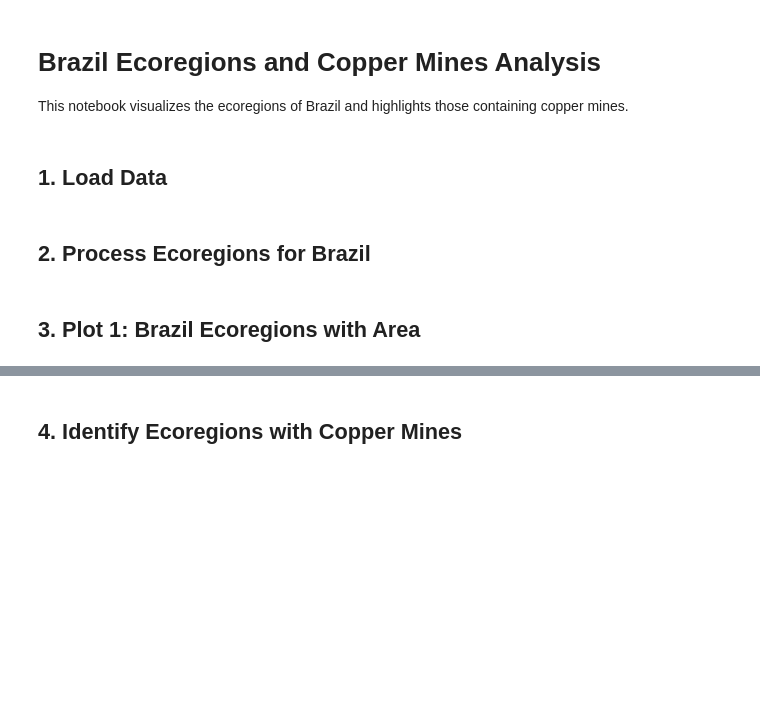
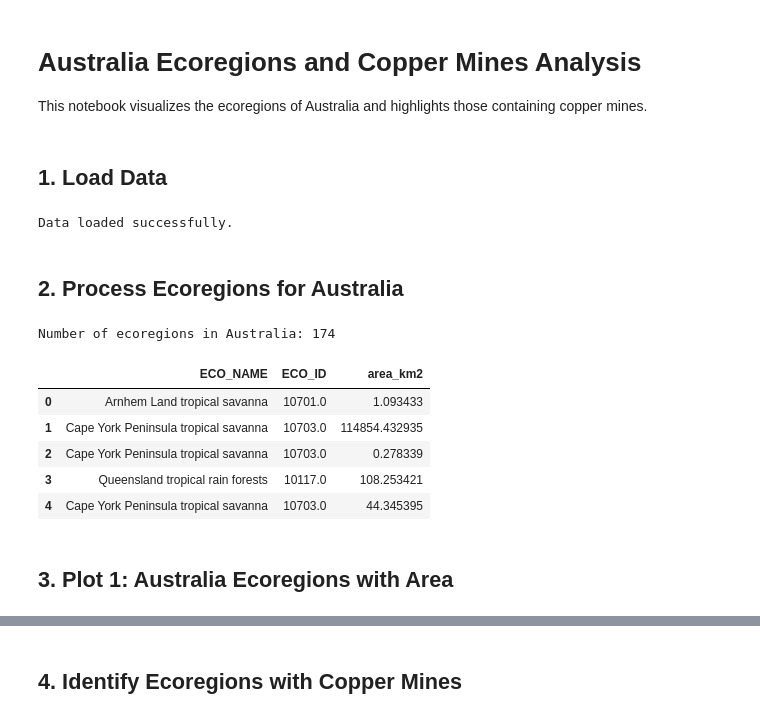
Before and after one commit to sewaelty/semesterproject, a Jupyter notebook: Brazil_Ecoregions_Analysis.ipynb, the cells around one changed output, grey strips where cells are left out. Cells and saved outputs as stored; diff of their text form; code cells hidden in the pictures; blank space fills up the shorter version.

```diff
--- a/Brazil_Ecoregions_Analysis.ipynb
+++ b/Brazil_Ecoregions_Analysis.ipynb
@@ -1,7 +1,7 @@
 # %% [markdown]
-# Brazil Ecoregions and Copper Mines Analysis
+# Australia Ecoregions and Copper Mines Analysis
 
-This notebook visualizes the ecoregions of Brazil and highlights those containing copper mines.
+This notebook visualizes the ecoregions of Australia and highlights those containing copper mines.
 # %%
 import geopandas as gpd
 import pandas as pd
@@ -14,15 +14,15 @@ plt.rcParams['figure.figsize'] = (12, 10)
 # %% [markdown]
 ## 1. Load Data
 # %%
-# Load Brazil boundary from specified shapefile
+# Load Australia boundary from specified shapefile
 admin_units_path = "data/ne_10m_admin_0_map_units/ne_10m_admin_0_map_units.shp"
 admin_units = gpd.read_file(admin_units_path)
 
-# Filter for Brazil
+# Filter for Australia
 if 'ADMIN' in admin_units.columns:
-    brazil = admin_units[admin_units['ADMIN'] == 'Brazil']
+    australia = admin_units[admin_units['ADMIN'] == 'Australia']
 elif 'NAME' in admin_units.columns:
-    brazil = admin_units[admin_units['NAME'] == 'Brazil']
+    australia = admin_units[admin_units['NAME'] == 'Australia']
 
 # Load Ecoregions
 ecoregions_path = "data/ecoregions/official/wwf_terr_ecos.shp"
@@ -33,28 +33,38 @@ facilities_path = "data/mining/jasansky/data/facilities.gpkg"
 facilities = gpd.read_file(facilities_path)
 
 print("Data loaded successfully.")
+# %% [output]
+Data loaded successfully.
 # %% [markdown]
-## 2. Process Ecoregions for Brazil
+## 2. Process Ecoregions for Australia
 # %%
 # Ensure CRS match
-if ecoregions.crs != brazil.crs:
-    ecoregions = ecoregions.to_crs(brazil.crs)
+if ecoregions.crs != australia.crs:
+    ecoregions = ecoregions.to_crs(australia.crs)
 
-# Clip Ecoregions to Brazil
+# Clip Ecoregions to Australia
 # Using overlay intersection handles the boundaries better than clip sometimes for complex geometries
-brazil_ecoregions = gpd.overlay(ecoregions, brazil, how='intersection')
+brazil_ecoregions = gpd.overlay(ecoregions, australia, how='intersection')
 
 # Calculate Area
-# Project to an equal-area projection for accurate area calculation (e.g., SIRGAS 2000 / Brazil Polyconic or Albers)
-# EPSG:5880 is Polyconic, often used for Brazil, or 102033 (South America Albers Equal Area)
+# Project to an equal-area projection for accurate area calculation (e.g., SIRGAS 2000 / Australia Polyconic or Albers)
+# EPSG:5880 is Polyconic, often used for Australia, or 102033 (South America Albers Equal Area)
 # Simple approach: use South America Albers Equal Area
 brazil_ecoregions_proj = brazil_ecoregions.to_crs("ESRI:102033")
 brazil_ecoregions['area_km2'] = brazil_ecoregions_proj.geometry.area / 10**6
 
-print(f"Number of ecoregions in Brazil: {len(brazil_ecoregions)}")
-display(brazil_ecoregions[['ECO_NAME', 'area_km2']].head())
+print(f"Number of ecoregions in Australia: {len(brazil_ecoregions)}")
+display(brazil_ecoregions[['ECO_NAME', 'ECO_ID', 'area_km2']].head())
+# %% [output]
+Number of ecoregions in Australia: 174
+|  | ECO_NAME | ECO_ID | area_km2 |
+| 0 | Arnhem Land tropical savanna | 10701.0 | 1.093433 |
+| 1 | Cape York Peninsula tropical savanna | 10703.0 | 114854.432935 |
+| 2 | Cape York Peninsula tropical savanna | 10703.0 | 0.278339 |
+| 3 | Queensland tropical rain forests | 10117.0 | 108.253421 |
+| 4 | Cape York Peninsula tropical savanna | 10703.0 | 44.345395 |
 # %% [markdown]
-## 3. Plot 1: Brazil Ecoregions with Area
+## 3. Plot 1: Australia Ecoregions with Area
 # %%
 fig, ax = plt.subplots(figsize=(15, 15))
 
```
Also changed, not shown: parts of 6 cells of this notebook, 53 other files.
